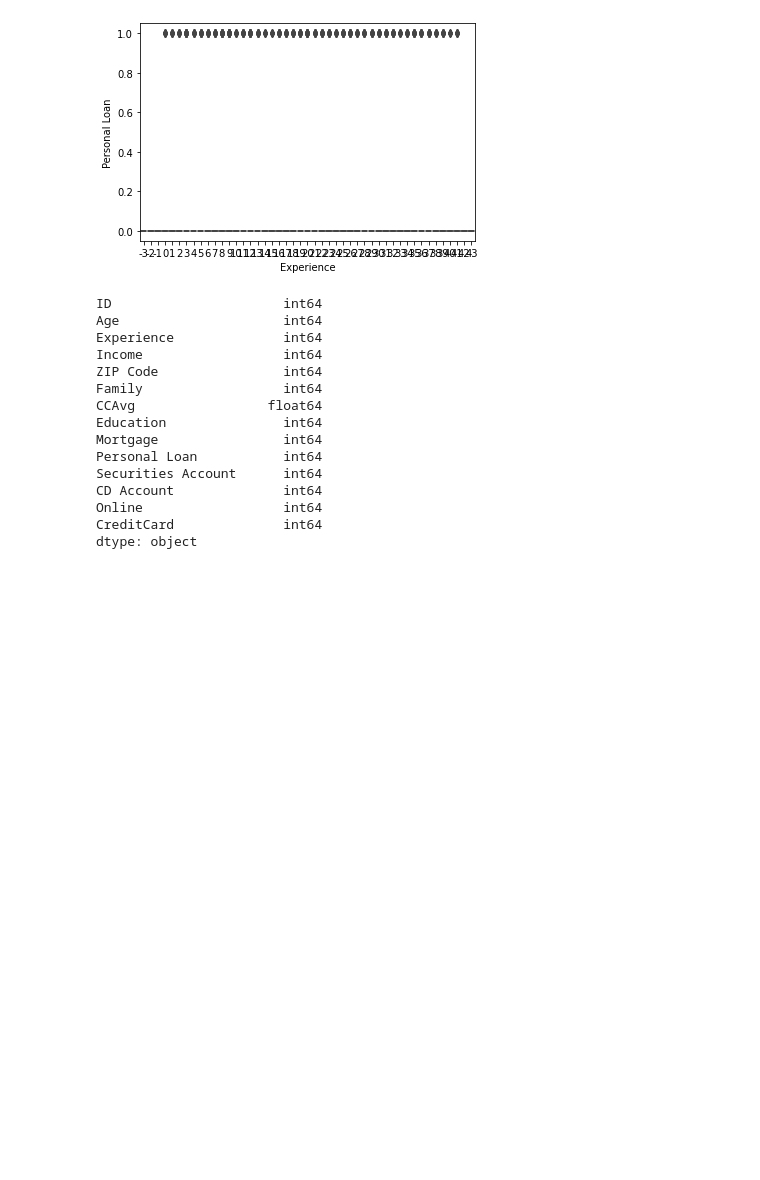
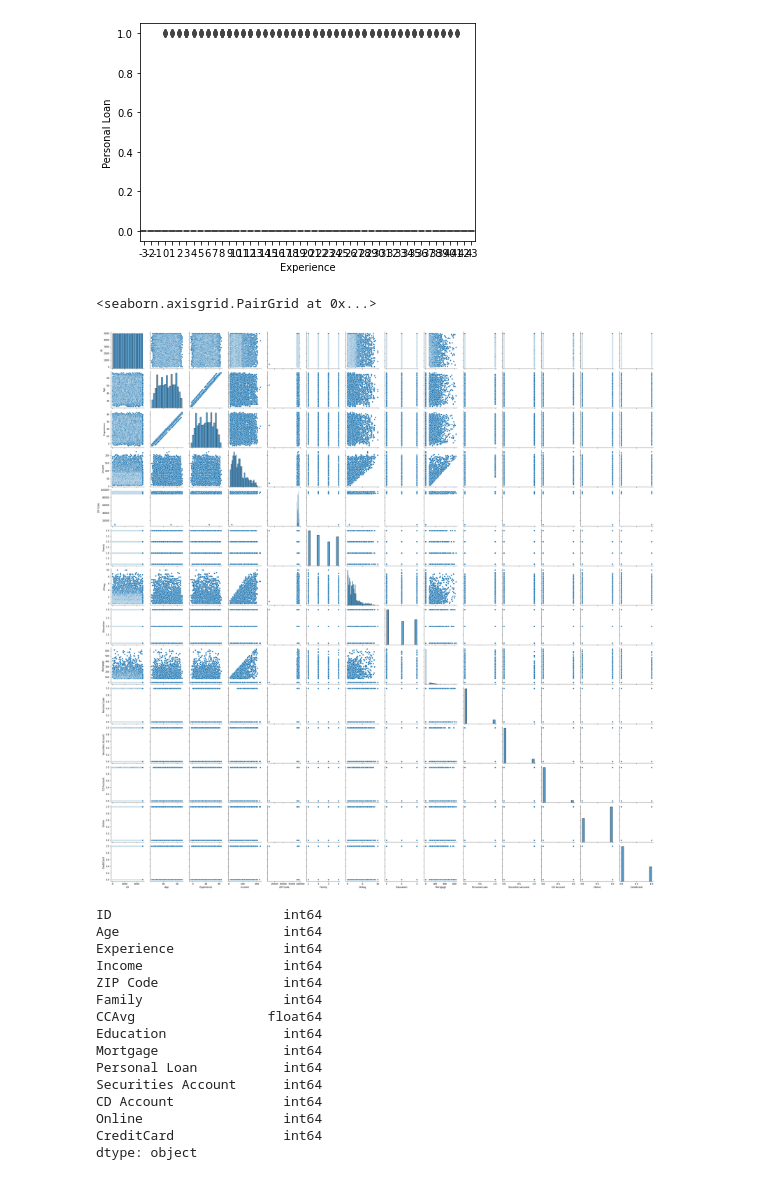
Before and after one commit to harishkgithub/MLPractice, a Jupyter notebook: BankLoanAnalysis.ipynb, the cells around one changed output. Drawn from its saved outputs; the diff is of its cells as text; code cells hidden in the pictures; blank space fills up the shorter version.

```diff
--- a/BankLoanAnalysis.ipynb
+++ b/BankLoanAnalysis.ipynb
@@ -179,6 +179,11 @@ sns.boxplot(x="Experience",y="Personal Loan",data=bankLoanDF)
 # %% [output]
 <matplotlib.axes._subplots.AxesSubplot at 0x...>
 [figure]
+# %%
+sns.pairplot(bankLoanDF)
+# %% [output]
+<seaborn.axisgrid.PairGrid at 0x...>
+[figure, added]
 # %%
 #bankLoanDF.columns
 bankLoanDF.dtypes
```
Also changed, not shown: parts of 2 cells of this notebook.
